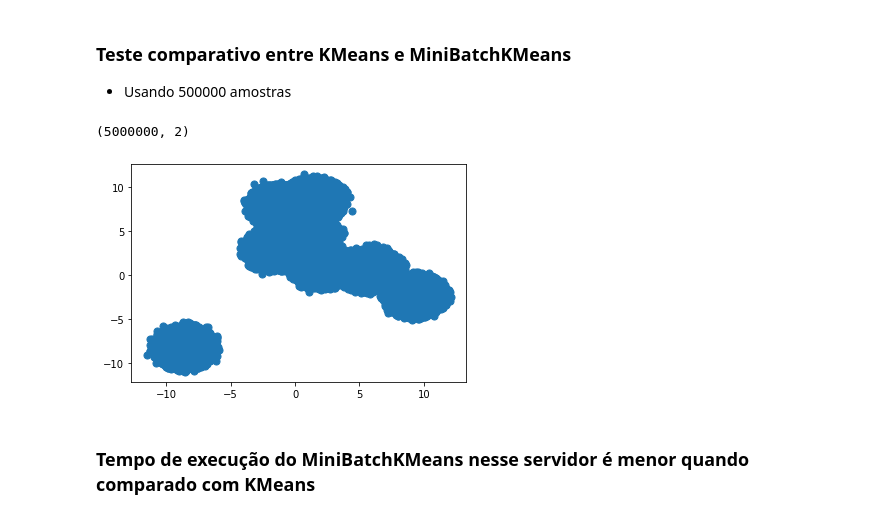
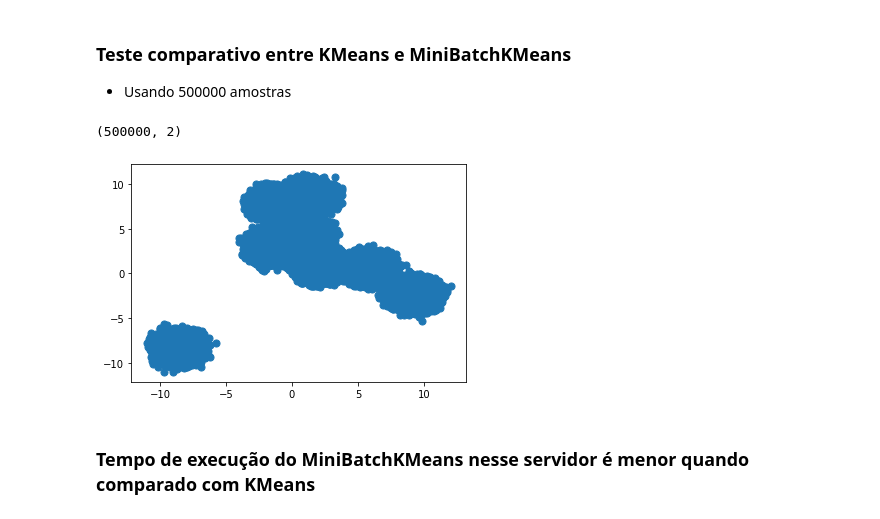
Before and after one commit to lazaropd/ai-residency, a Jupyter notebook: Módulo 2 - Data Analysis/Curso 6 - Agrupamento/Aula 2.6.001 - KMeans.ipynb, the cells around one changed output. Drawn from its saved outputs; the diff is of its cells as text; code cells hidden in the pictures.

```diff
--- a/Módulo 2 - Data Analysis/Curso 6 - Agrupamento/Aula 2.6.001 - KMeans.ipynb
+++ b/Módulo 2 - Data Analysis/Curso 6 - Agrupamento/Aula 2.6.001 - KMeans.ipynb
@@ -197,15 +132,15 @@ plt.scatter(X[:, 0], X[:, 1], c=labels, s=50, cmap='viridis');
 # %%
 from sklearn.datasets.samples_generator import make_blobs
 
-X, y_true = make_blobs(n_features=2, n_samples=5000000, centers=8, cluster_std=0.60, random_state=0)
+X, y_true = make_blobs(n_features=2, n_samples=500000, centers=8, cluster_std=0.60, random_state=0)
 
 print(X.shape)
 
 #Plotando gráfico considerando as duas dimensoes de X, S indica o tamanho do ponto no gráfico
 plt.scatter(X[:, 0], X[:, 1], s=50);
 # %% [output]
-(5000000, 2)
+(500000, 2)
-[figure, old version]
+[figure, new version]
 # %% [markdown]
 ### Tempo de execução do MiniBatchKMeans nesse servidor é menor quando comparado com KMeans
 # %%
```
Also changed, not shown: parts of 31 cells of this notebook, 3 other files.
